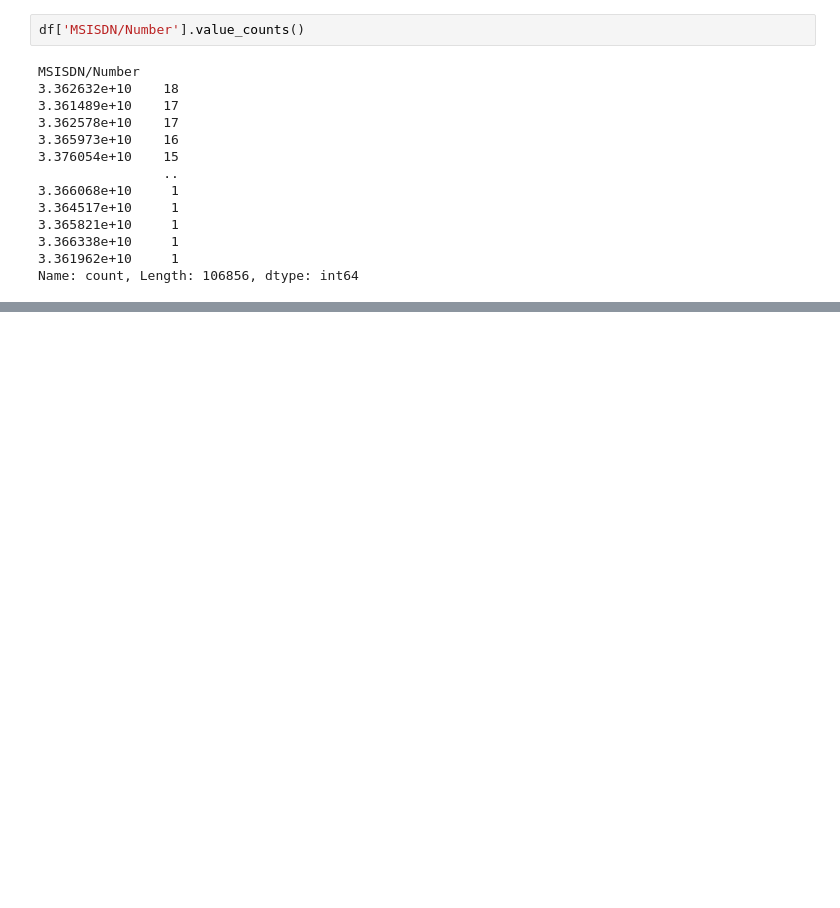
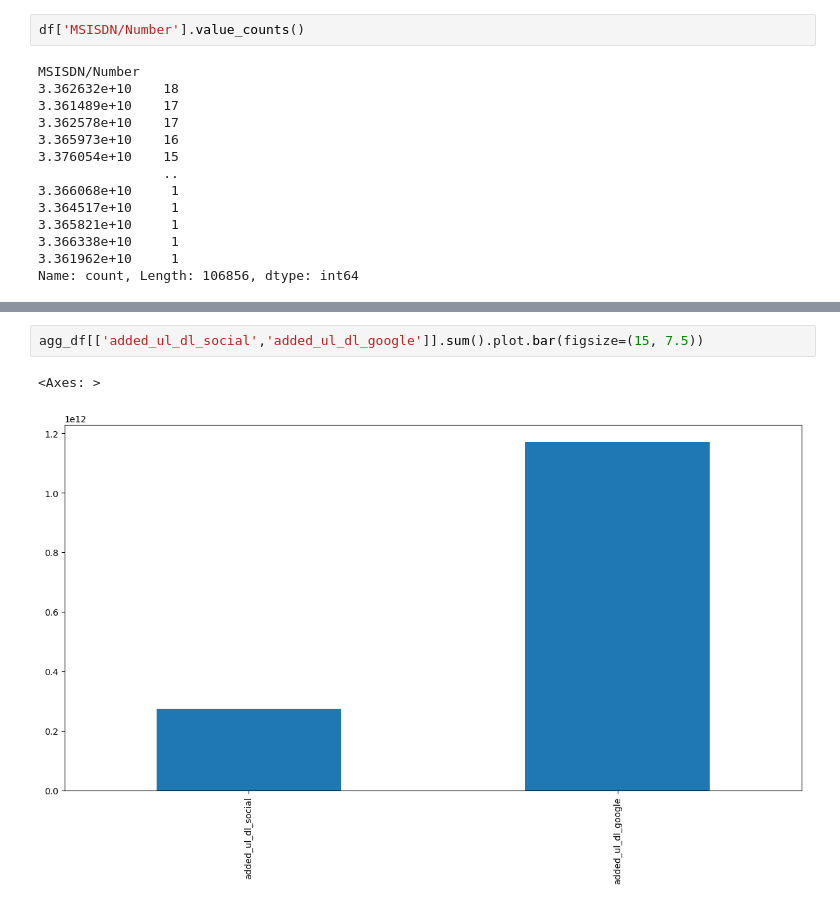
Before and after one commit to fanuelabebe/Week_1_proj, a Jupyter notebook: notebooks/analyze_telecom_data.ipynb, the cells around one changed output, grey strips where cells are left out. Drawn from its saved outputs; the diff is of its cells as text; blank space fills up the shorter version.

```diff
--- a/notebooks/analyze_telecom_data.ipynb
+++ b/notebooks/analyze_telecom_data.ipynb
@@ -221,0 +239,5 @@ agg_df
+# %%
+agg_df[['added_ul_dl_social','added_ul_dl_google']].sum().plot.bar(figsize=(15, 7.5))
+# %% [output]
+<Axes: >
+[figure, added]
```
Also changed, not shown: parts of 4 cells of this notebook.
